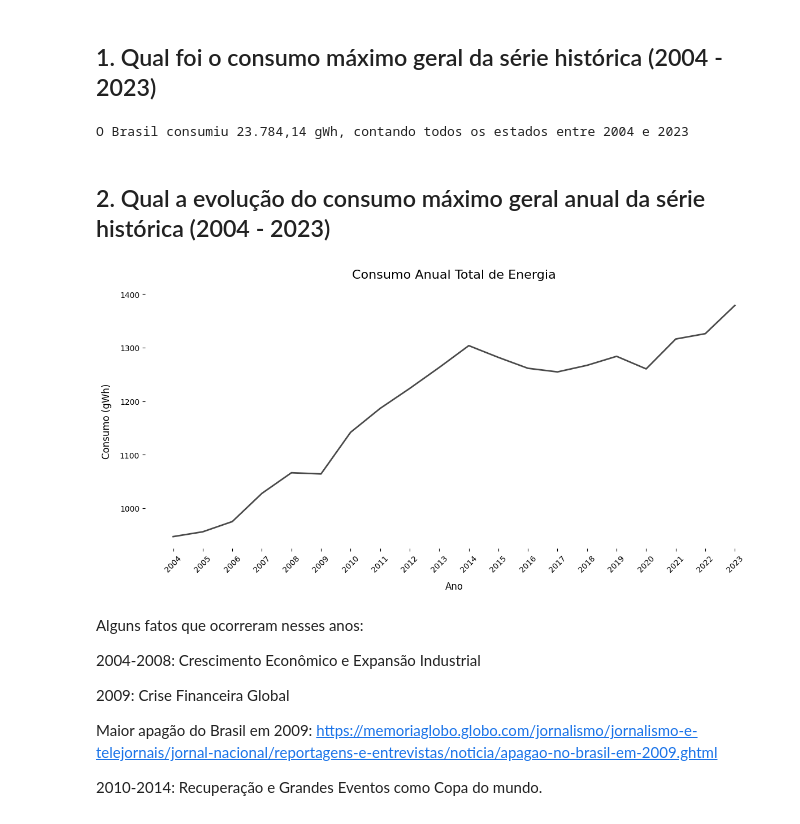
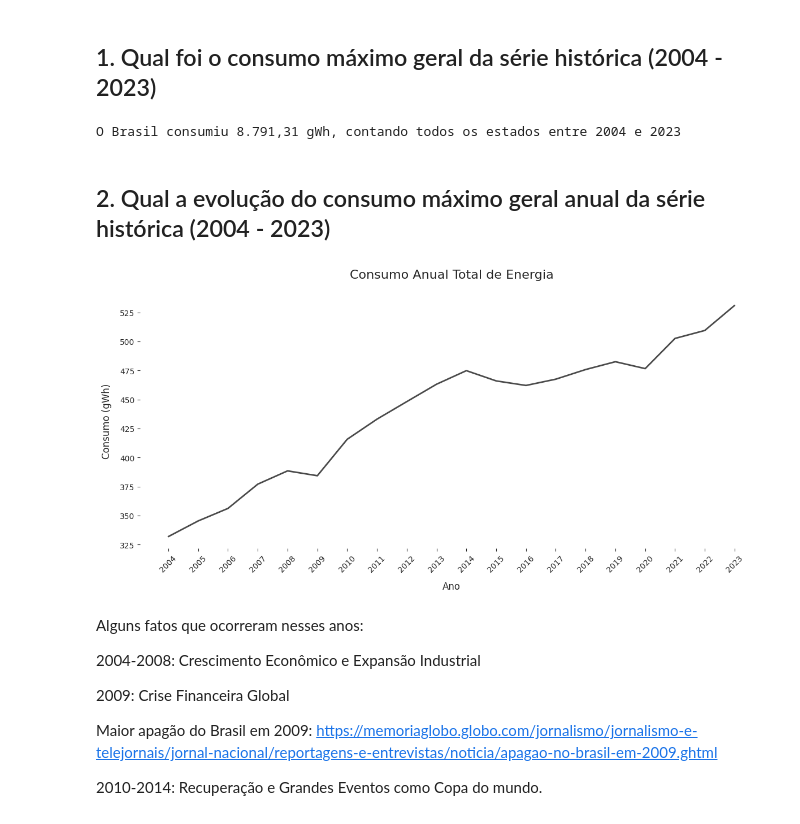
Before and after one commit to jorgelzsilva/projeto_consumo_energia, a Jupyter notebook: notebooks/desafio_final_jorge.ipynb, the cells around one changed output. Saved outputs shown, nothing was run; the diff lists cells and outputs as text; code cells hidden in the pictures.

```diff
--- a/notebooks/desafio_final_jorge.ipynb
+++ b/notebooks/desafio_final_jorge.ipynb
@@ -543,23 +555,26 @@ pop_2022_brasil = int(pop_2022['populacao'].sum())
 # %% [markdown]
 ## 1. Qual foi o consumo máximo geral da série histórica (2004 - 2023)
 # %%
+# Guardando os anos iniciais e finais em variáveis
 ano_comeco = df['ano'].min()
 ano_fim = df['ano'].max()
-consumo_total = df['gWh'].sum()
 
-# Configurando o locale para português do Brasil
+# Criando a variável consumo total pelo agrupamento do Total
+consumo_total = df.groupby('tipo_consumo')['gWh'].sum().loc['Total']
+
+# Configurando o locale para português do Brasil para facilitar a leitura do número
 locale.setlocale(locale.LC_ALL, 'pt_BR.UTF-8')
 
 consumo_formatado = locale.format_string('%.2f', consumo_total, grouping=True)
 
 print(f'O Brasil consumiu {consumo_formatado} gWh, contando todos os estados entre {ano_comeco} e {ano_fim}')
 # %% [output]
-O Brasil consumiu 23.784,14 gWh, contando todos os estados entre 2004 e 2023
+O Brasil consumiu 8.791,31 gWh, contando todos os estados entre 2004 e 2023
 # %% [markdown]
 ## 2. Qual a evolução do consumo máximo geral anual da série histórica (2004 - 2023)
 # %%
 # Agrupamento por ano
-consumo_anual_total = df.groupby('ano')['gWh'].sum()
+consumo_anual_total = df[df['tipo_consumo'] == 'Total'].groupby('ano')['gWh'].sum()
 
 # Criar a figura e o eixo
 fig, ax = plt.subplots(figsize=(12, 6), facecolor='white')
@@ -567,34 +582,34 @@ fig, ax = plt.subplots(figsize=(12, 6), facecolor='white')
 # Plotar o lineplot
 sns.lineplot(x=consumo_anual_total.index, y=consumo_anual_total.values,
              color='#4a4a4a', linewidth=2, ax=ax)
 
 # Remover bordas
 for spine in ax.spines.values():
     spine.set_visible(False)
 
 # Configurar os ticks do eixo x
 ax.tick_params(axis='x', which='both', bottom=True, top=False, labelbottom=True)
 ax.tick_params(axis='y', which='both', left=True, right=False, labelleft=True)
 
 # Ajustar o intervalo do eixo x para mostrar todos os anos
 plt.xticks(range(2004, 2024))
 
 # Rotacionar os rótulos do eixo x para melhor legibilidade
 plt.xticks(rotation=45)
 
 # Configurar títulos e rótulos
 plt.title('Consumo Anual Total de Energia', fontsize=16, pad=20)
 plt.xlabel('Ano', fontsize=12, labelpad=10)
 plt.ylabel('Consumo (gWh)', fontsize=12, labelpad=10)
 
 # Ajustar o layout
 plt.tight_layout()
 
 # Salvar e mostrar o gráfico
 plt.savefig('../imagens/consumo_anual_total.png', format='png', dpi=300, bbox_inches='tight')
 plt.show()
 # %% [output]
-[figure, old version]
+[figure, new version]
 # %% [markdown]
 Alguns fatos que ocorreram nesses anos:
 
```
Also changed, not shown: parts of 14 cells of this notebook, 3 other files.
